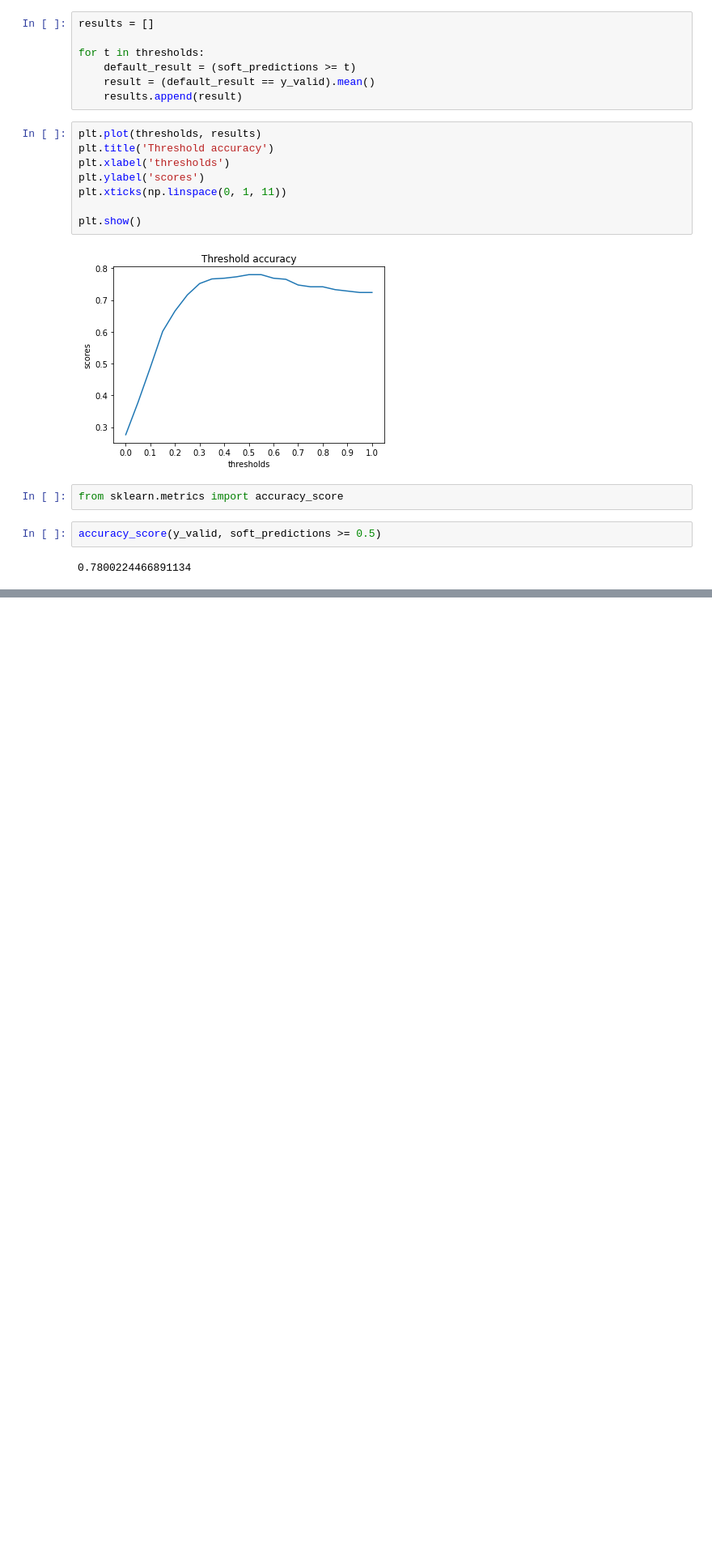
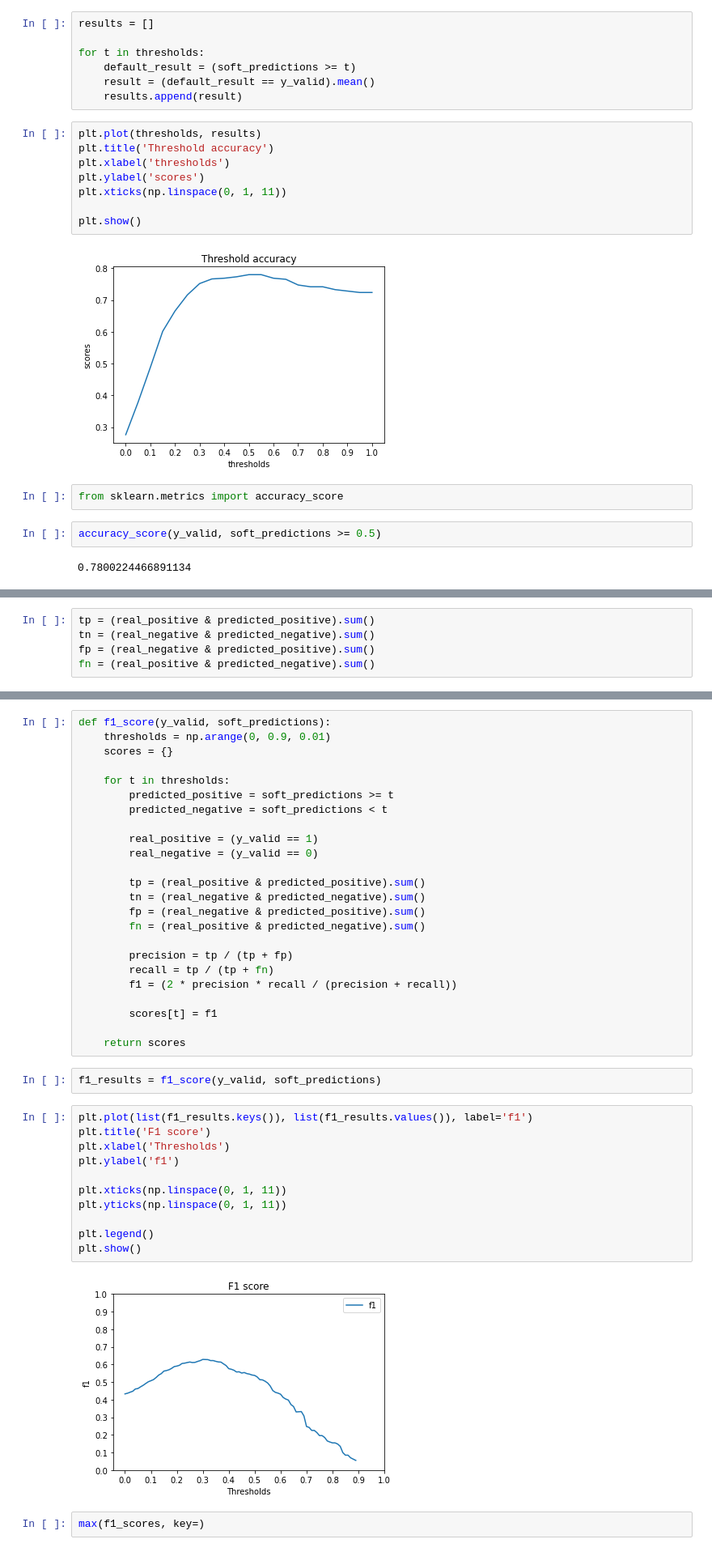
Before and after one commit to SleeplessChallenger/ML_ZoomCamp_code, a Jupyter notebook: logistic_regression_models/log_reg_metrics_HW.ipynb, the cells around one changed output, grey strips where cells are left out. Shown at 81% size. Cells and saved outputs as stored; diff of their text form; blank space fills up the shorter version.

```diff
--- a/logistic_regression_models/log_reg_metrics_HW.ipynb
+++ b/logistic_regression_models/log_reg_metrics_HW.ipynb
@@ -292,0 +310,5 @@ accuracy_score(y_valid, soft_predictions >= 0.5)
+# %%
+tp = (real_positive & predicted_positive).sum()
+tn = (real_negative & predicted_negative).sum()
+fp = (real_negative & predicted_positive).sum()
+fn = (real_positive & predicted_negative).sum()
@@ -292,0 +397,41 @@ accuracy_score(y_valid, soft_predictions >= 0.5)
+# %%
+def f1_score(y_valid, soft_predictions):
+    thresholds = np.arange(0, 0.9, 0.01)
+    scores = {}
+
+    for t in thresholds:
+        predicted_positive = soft_predictions >= t
+        predicted_negative = soft_predictions < t
+
+        real_positive = (y_valid == 1)
+        real_negative = (y_valid == 0)
+
+        tp = (real_positive & predicted_positive).sum()
+        tn = (real_negative & predicted_negative).sum()
+        fp = (real_negative & predicted_positive).sum()
+        fn = (real_positive & predicted_negative).sum()
+
+        precision = tp / (tp + fp)
+        recall = tp / (tp + fn)
+        f1 = (2 * precision * recall / (precision + recall))
+
+        scores[t] = f1
+
+    return scores
+# %%
+f1_results = f1_score(y_valid, soft_predictions)
+# %%
+plt.plot(list(f1_results.keys()), list(f1_results.values()), label='f1')
+plt.title('F1 score')
+plt.xlabel('Thresholds')
+plt.ylabel('f1')
+
+plt.xticks(np.linspace(0, 1, 11))
+plt.yticks(np.linspace(0, 1, 11))
+
+plt.legend()
+plt.show()
+# %% [output]
+[figure, added]
+# %%
+max(f1_scores, key=)
```
Also changed, not shown: parts of 18 cells of this notebook.
